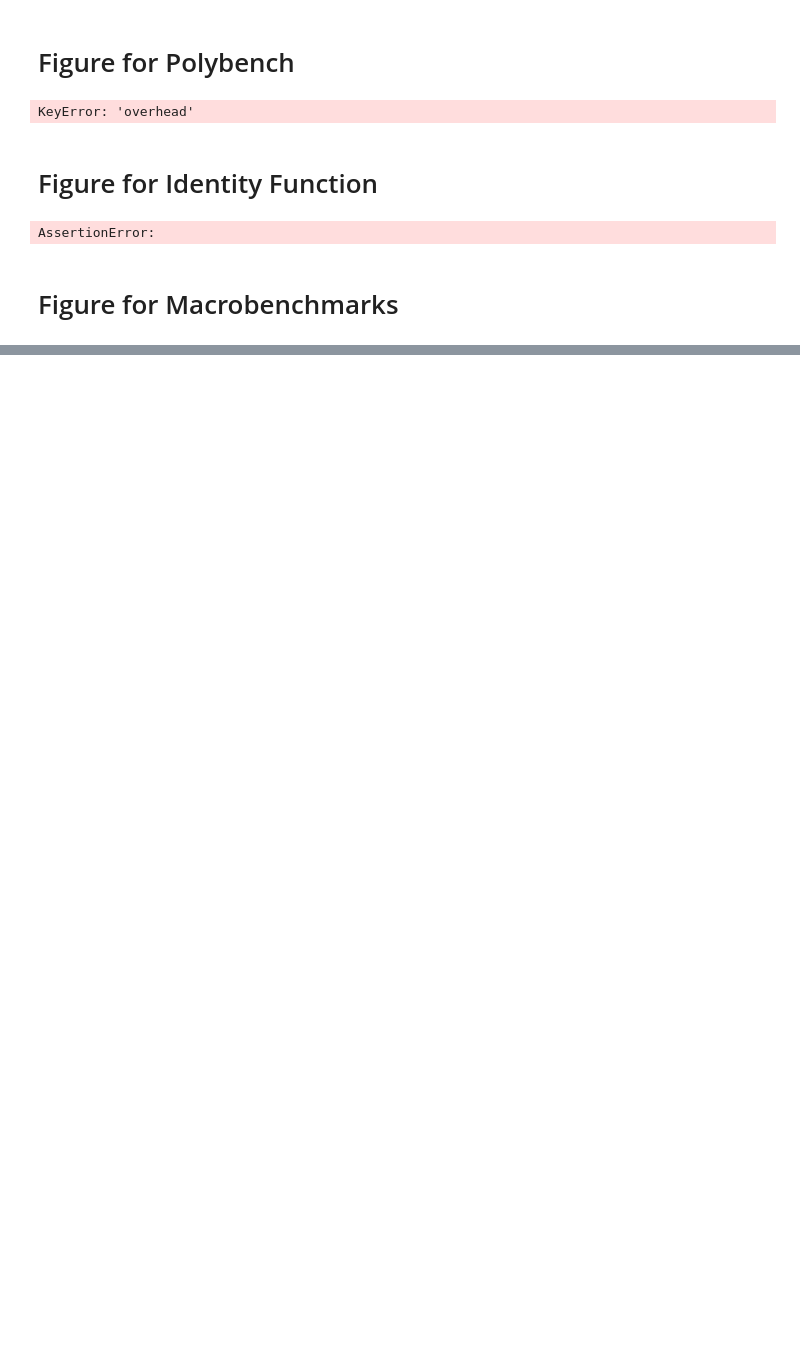
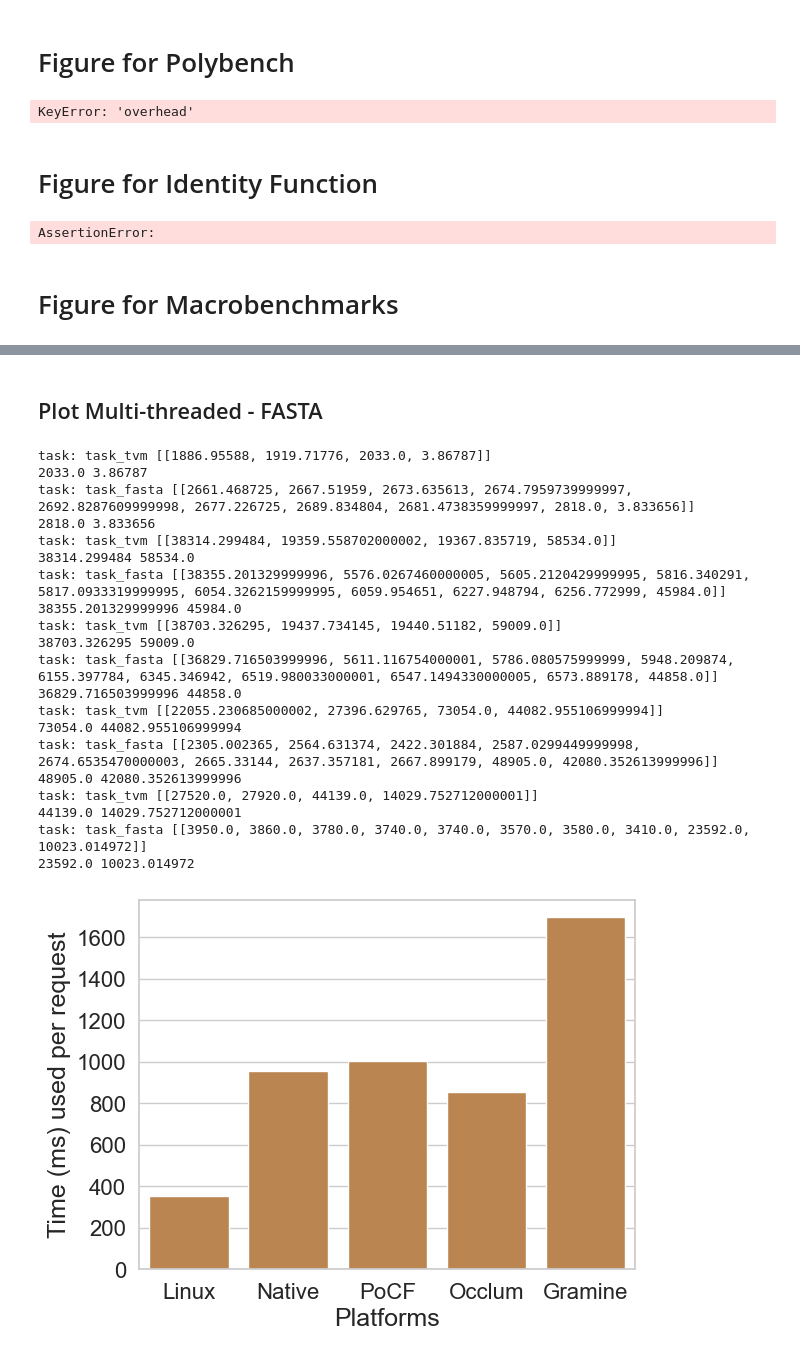
Before and after one commit to ya0guang/PoBF, a Jupyter notebook: scripts/figure.ipynb, the cells around one changed output, grey strips where cells are left out. Drawn from its saved outputs; the diff is of its cells as text; code cells hidden in the pictures; blank space fills up the shorter version.

```diff
--- a/scripts/figure.ipynb
+++ b/scripts/figure.ipynb
@@ -321,0 +347,51 @@ task: task_fasta [[3910.0, 3740.0, 3910.0, 3650.0, 3510.0, 3310.0, 3590.0, 2930.
+# %% [markdown]
+## Plot Multi-threaded - FASTA
+# %%
+import matplotlib.pyplot as plt
+import pandas as pd
+import seaborn as sns
+import numpy as np
+
+platforms = ['rust', 'native', 'pobf', 'occlum', 'gramine']
+
+ys = []
+for platform in platforms:
+    pos = -2
+    if platform == 'pobf' or platform == 'native':
+          pos = 0
+    _, trpt = analyze_macrobenchmarks('output_enclave_' + platform, 'mt', pos=pos)
+    for k,v in trpt.items():
+        ys.append(v[0])
+
+
+sns.set(style='whitegrid')
+xs = ['Linux', 'Native', 'PoCF', 'Occlum', 'Gramine']
+
+g = sns.barplot(x=xs, y=ys[1::2], color='peru')
+g.set_ylabel('Time (ms) used per request', fontsize=18)
+g.set_xlabel('Platforms', fontsize=18)
+g.set_xticklabels(g.get_xticklabels(), size=16)
+g.set_yticklabels(g.get_yticklabels(), size=16)
+plt.savefig("../macrobenchmarks_mt_fasta.pdf", bbox_inches='tight')
+# %% [output]
+task: task_tvm [[1886.95588, 1919.71776, 2033.0, 3.86787]]
+2033.0 3.86787
+task: task_fasta [[2661.468725, 2667.51959, 2673.635613, 2674.7959739999997, 2692.8287609999998, 2677.226725, 2689.834804, 2681.4738359999997, 2818.0, 3.833656]]
+2818.0 3.833656
+task: task_tvm [[38314.299484, 19359.558702000002, 19367.835719, 58534.0]]
+38314.299484 58534.0
+task: task_fasta [[38355.201329999996, 5576.0267460000005, 5605.2120429999995, 5816.340291, 5817.0933319999995, 6054.3262159999995, 6059.954651, 6227.948794, 6256.772999, 45984.0]]
+38355.201329999996 45984.0
+task: task_tvm [[38703.326295, 19437.734145, 19440.51182, 59009.0]]
+38703.326295 59009.0
+task: task_fasta [[36829.716503999996, 5611.116754000001, 5786.080575999999, 5948.209874, 6155.397784, 6345.346942, 6519.980033000001, 6547.1494330000005, 6573.889178, 44858.0]]
+36829.716503999996 44858.0
+task: task_tvm [[22055.230685000002, 27396.629765, 73054.0, 44082.955106999994]]
+73054.0 44082.955106999994
+task: task_fasta [[2305.002365, 2564.631374, 2422.301884, 2587.0299449999998, 2674.6535470000003, 2665.33144, 2637.357181, 2667.899179, 48905.0, 42080.352613999996]]
+48905.0 42080.352613999996
+task: task_tvm [[27520.0, 27920.0, 44139.0, 14029.752712000001]]
+44139.0 14029.752712000001
+task: task_fasta [[3950.0, 3860.0, 3780.0, 3740.0, 3740.0, 3570.0, 3580.0, 3410.0, 23592.0, 10023.014972]]
+23592.0 10023.014972
+[figure, added]
```
Also changed, not shown: parts of 7 cells of this notebook.
